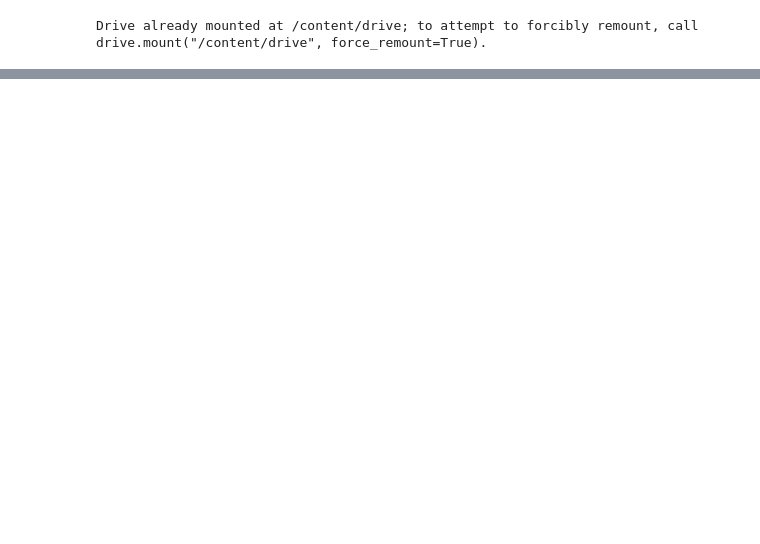
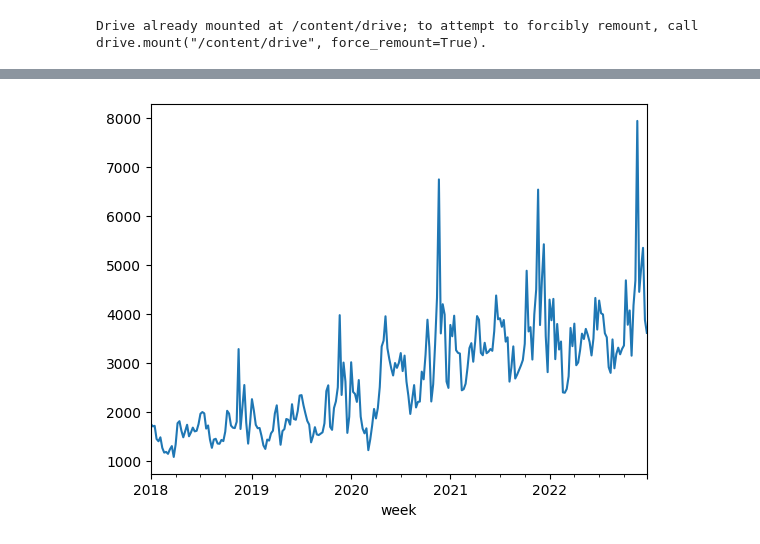
Before and after one commit to rizaho/ml_for_financial_analysis, a Jupyter notebook: 201_2_Holt_Winters_Exponential_Smoothing.ipynb, the cells around one changed output, grey strips where cells are left out. Cells and saved outputs as stored; diff of their text form; code cells hidden in the pictures; blank space fills up the shorter version.

```diff
--- a/201_2_Holt_Winters_Exponential_Smoothing.ipynb
+++ b/201_2_Holt_Winters_Exponential_Smoothing.ipynb
@@ -44,0 +50,4 @@ df.head()
+# %%
+# change the time series variable name to y
+df = df.rename(columns = {"complaints": "y"})
+df
@@ -44,0 +69,11 @@ df.head()
+# %%
+# time series plot
+#df["y"].plot() # TypeError: no numeric data to plot
+# remove the comma and convert to integer in df.y
+
+df["y"] = df["y"].str.replace(",", "").astype(int)
+df["y"].plot()
+
+plt.show()
+# %% [output]
+[figure, added]
```
Also changed, not shown: parts of 19 cells of this notebook.
